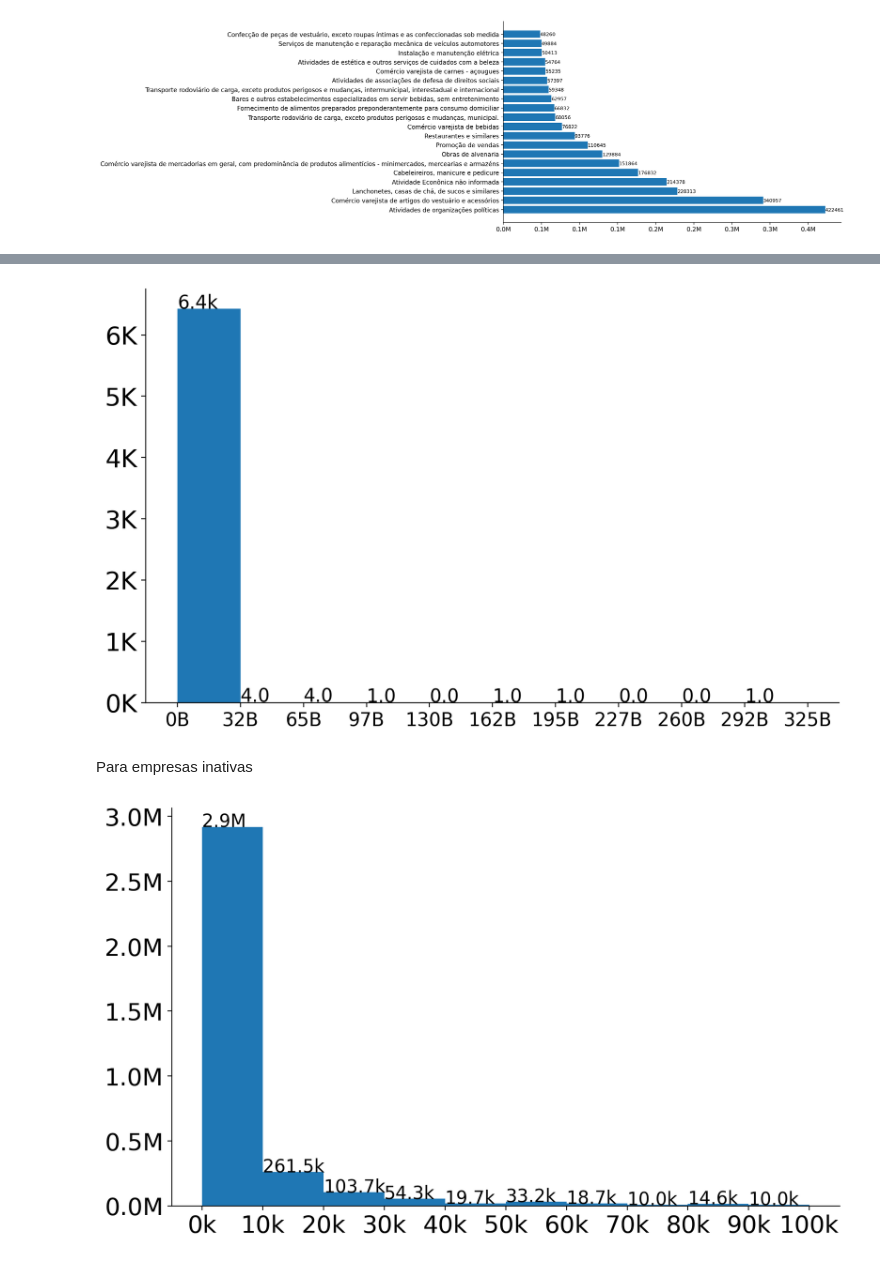
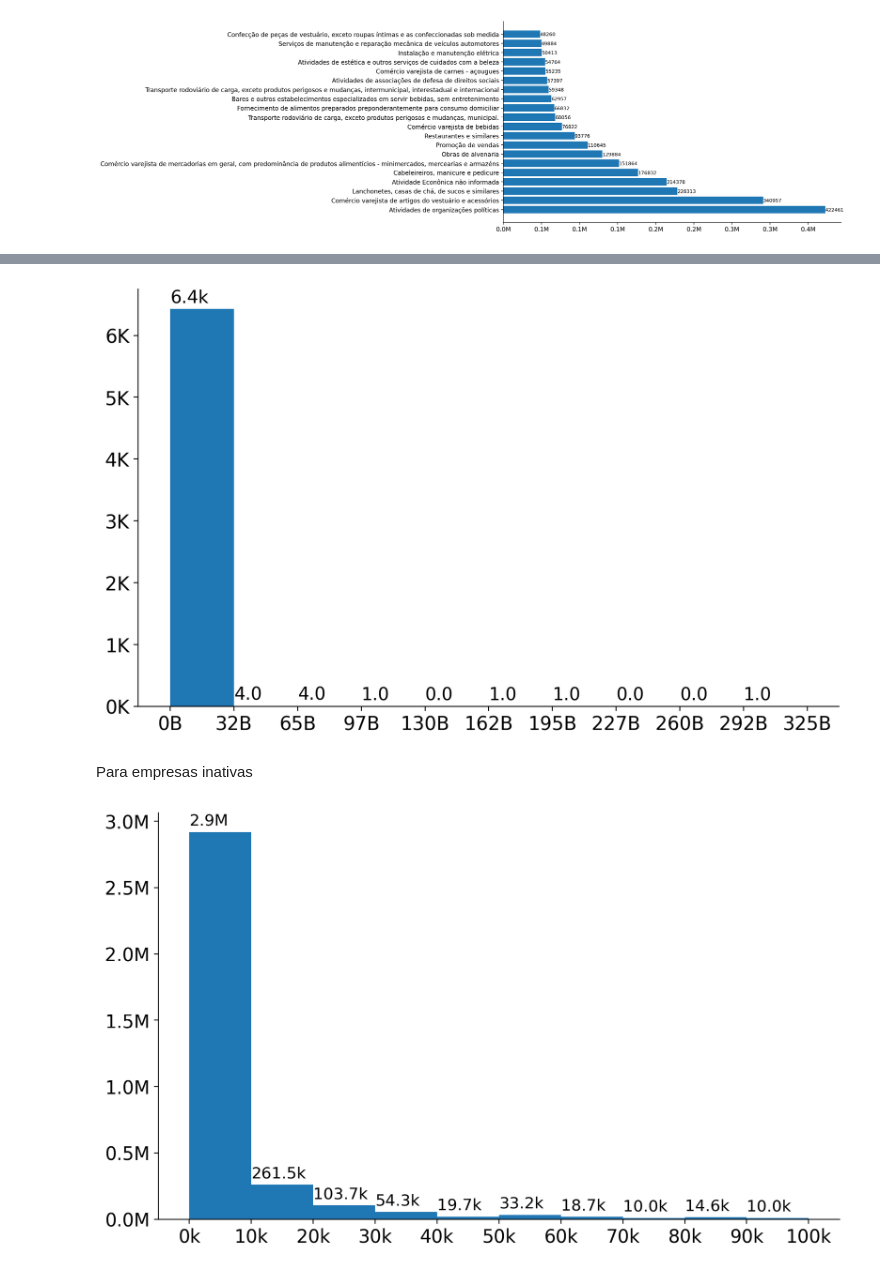
Before and after one commit to leandronogsantos/brasil_cnpjs, a Jupyter notebook: analise_dos_dados.ipynb, the cells around one changed output, grey strips where cells are left out. Drawn from its saved outputs; the diff is of its cells as text; code cells hidden in the pictures.

```diff
--- a/analise_dos_dados.ipynb
+++ b/analise_dos_dados.ipynb
@@ -600,4 +492,4 @@ for i, v in enumerate(values.values):
 [figure]
 # %%
 #Capital medio e qualificacoes
-df_empresas_estab_mg['CAPITAL'].describe()
+df_empresas_estab_mg['CAPITAL'] = df_empresas_estab_mg['CAPITAL'].apply(lambda x: x.replace(',', '.')).astype(float)
@@ -632,7 +514,7 @@ for i, p in enumerate(ax.patches):
             valor_abreviado = '{:.1f}k'.format(valor/1e3)
         else:
             valor_abreviado = str(valor)
-        ax.annotate(valor_abreviado, (p.get_x() + 0.1, p.get_height() + 5), fontsize=15)
+        ax.annotate(valor_abreviado, (p.get_x() + 0.1, p.get_height() + 25000), fontsize=14)
 bins = hist[1]
 bin_labels = ['{:.0f}k'.format(b/1000) for b in bins]
 ax.set_xticks(bins)
@@ -640,8 +522,8 @@ ax.set_xticklabels(bin_labels)
 ax.spines['top'].set_visible(False)
 ax.spines['right'].set_visible(False)
 ax.yaxis.set_major_formatter(million_formatter)
-ax.xaxis.set_tick_params(labelsize=20)
-ax.yaxis.set_tick_params(labelsize=20)
+ax.xaxis.set_tick_params(labelsize=15)
+ax.yaxis.set_tick_params(labelsize=15)
 # Mostra o gráfico
 plt.show()
 # %% [output]
@@ -667,7 +549,7 @@ for i, p in enumerate(ax.patches):
             valor_abreviado = '{:.1f}k'.format(valor/1e3)
         else:
             valor_abreviado = str(valor)
-        ax.annotate(valor_abreviado, (p.get_x() + 0.1, p.get_height() + 5), fontsize=15)
+        ax.annotate(valor_abreviado, (p.get_x() + 0.1, p.get_height() + 1500), fontsize=14)
 bins = hist[1]
 bin_labels = ['{:.0f}k'.format(b/1000) for b in bins]
 ax.set_xticks(bins)
@@ -684,7 +566,7 @@ ax.yaxis.set_major_formatter(million_formatter)
 ax.xaxis.set_major_formatter(million_formatter)
 
 ax.xaxis.set_tick_params(labelsize=15)
-ax.yaxis.set_tick_params(labelsize=20)
+ax.yaxis.set_tick_params(labelsize=15)
 # Mostra o gráfico
 plt.show()
 # %% [output]
@@ -710,7 +592,7 @@ for i, p in enumerate(ax.patches):
             valor_abreviado = '{:.1f}k'.format(valor/1e3)
         else:
             valor_abreviado = str(valor)
-        ax.annotate(valor_abreviado, (p.get_x() + 0.1, p.get_height() + 5), fontsize=15)
+        ax.annotate(valor_abreviado, (p.get_x() + 0.1, p.get_height() + 100), fontsize=14)
 bins = hist[1]
 bin_labels = ['{:.0f}k'.format(b/1000) for b in bins]
 ax.set_xticks(bins)
@@ -729,48 +611,48 @@ ax.yaxis.set_major_formatter(thousand_formatter)
 ax.xaxis.set_major_formatter(billion_formatter)
 
 ax.xaxis.set_tick_params(labelsize=15)
-ax.yaxis.set_tick_params(labelsize=20)
+ax.yaxis.set_tick_params(labelsize=15)
 # Mostra o gráfico
 plt.show()
 # %% [output]
-[figure, old version]
+[figure, new version]
 # %% [markdown]
 Para empresas inativas
 # %%
 import matplotlib.pyplot as plt
 import numpy as np
 
 # Dados para o histograma
 dados = df_empresas_estab_mg[(df_empresas_estab_mg['CAPITAL'] < 100000) &  (df_empresas_estab_mg['SITUAÇÃO CADASTRAL'] != 2)]['CAPITAL']
 
 # Cria a figura e o objeto ax
 fig = plt.figure(figsize=(10, 6), dpi=dpi)
 ax = plt.gca()
 # Cria o histograma
 hist = ax.hist(dados, bins=10)
 for i, p in enumerate(ax.patches):
     if i in list(range(0, 10)):
         valor = p.get_height()
         if valor >= 1e6:
             valor_abreviado = '{:.1f}M'.format(valor/1e6)
         elif valor >= 1e3:
             valor_abreviado = '{:.1f}k'.format(valor/1e3)
         else:
             valor_abreviado = str(valor)
-        ax.annotate(valor_abreviado, (p.get_x() + 0.1, p.get_height() + 5), fontsize=15)
+        ax.annotate(valor_abreviado, (p.get_x() + 0.1, p.get_height() + 50000), fontsize=13)
 bins = hist[1]
 bin_labels = ['{:.0f}k'.format(b/1000) for b in bins]
 ax.set_xticks(bins)
 ax.set_xticklabels(bin_labels)
 ax.spines['top'].set_visible(False)
 ax.spines['right'].set_visible(False)
 ax.yaxis.set_major_formatter(million_formatter)
-ax.xaxis.set_tick_params(labelsize=20)
-ax.yaxis.set_tick_params(labelsize=20)
+ax.xaxis.set_tick_params(labelsize=15)
+ax.yaxis.set_tick_params(labelsize=15)
 # Mostra o gráfico
 plt.show()
 # %% [output]
-[figure, old version]
+[figure, new version]
 # %%
 import matplotlib.pyplot as plt
 import numpy as np
```
Also changed, not shown: parts of 25 cells of this notebook, 1 other file.
